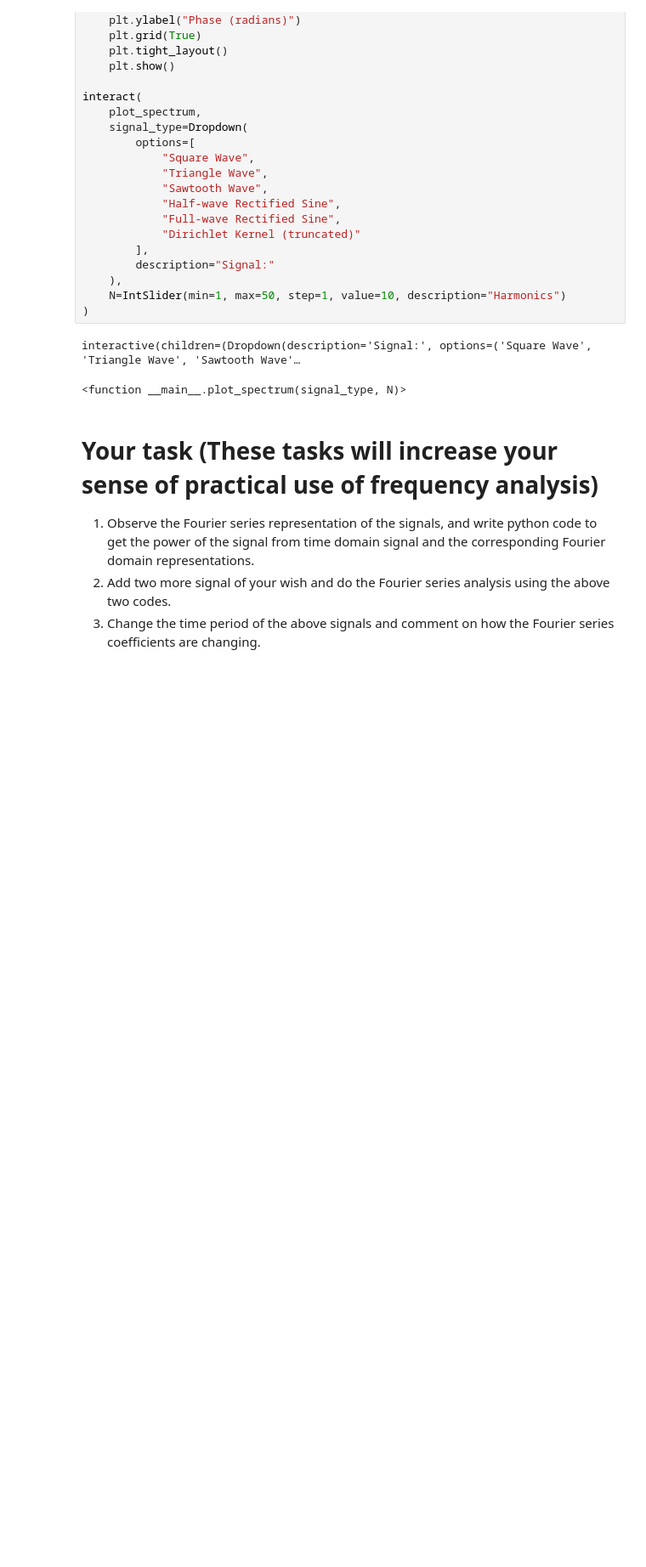
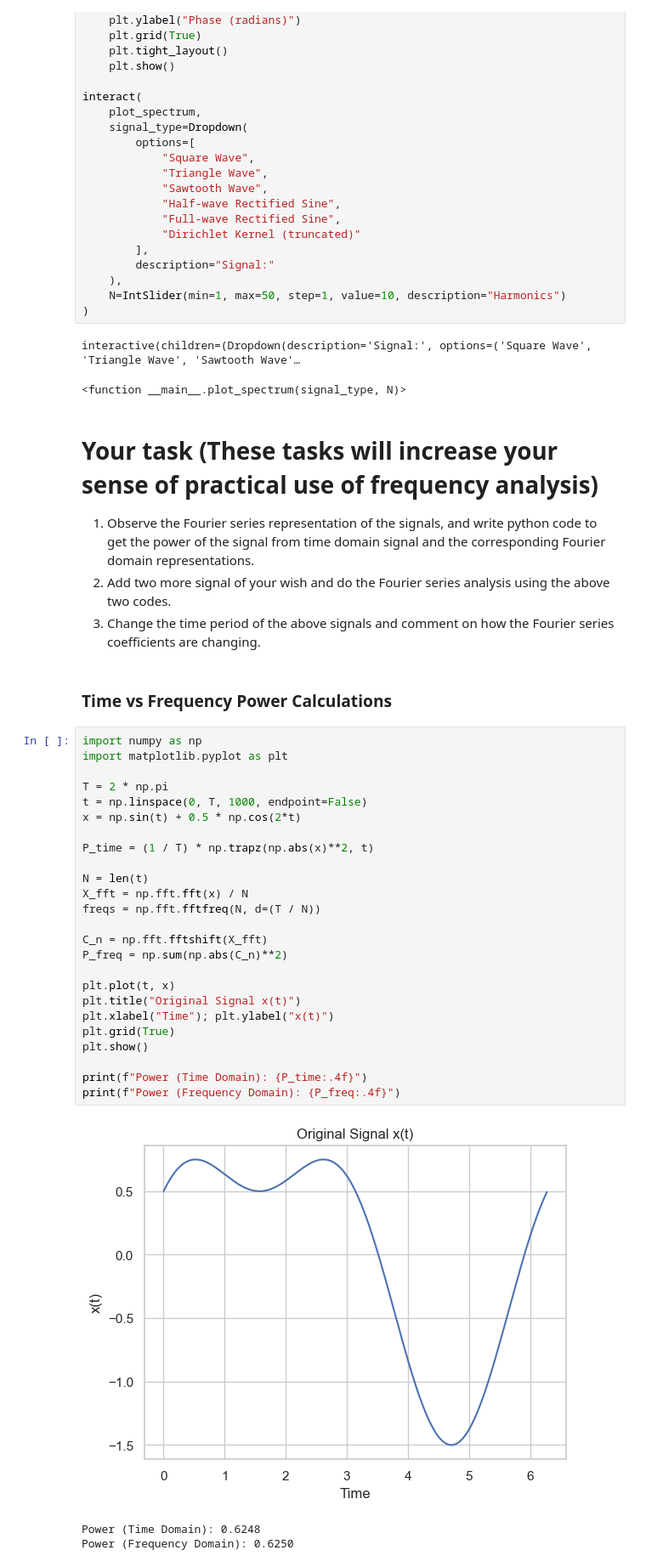
Before and after one commit to GOW1455/Freq_Mix_Demix, a Jupyter notebook: EE200_TSandhan_Tutorial_8.ipynb, the cells around one changed output. Shown at 85% size. Saved outputs shown, nothing was run; the diff lists cells and outputs as text; blank space fills up the shorter version.

```diff
--- a/EE200_TSandhan_Tutorial_8.ipynb
+++ b/EE200_TSandhan_Tutorial_8.ipynb
@@ -202,3 +204,34 @@ interactive(children=(Dropdown(description='Signal:', options=('Square Wave', 'T
 1.  Observe the Fourier series representation of the signals, and write python code to get the power of the signal from time domain signal and the corresponding Fourier domain representations.
 2. Add two more signal of your wish and do the Fourier series analysis using the above two codes.
 3. Change the time period of the above signals and comment on how the Fourier series coefficients are changing.
+# %% [markdown]
+### Time vs Frequency Power Calculations
+# %%
+import numpy as np
+import matplotlib.pyplot as plt
+
+T = 2 * np.pi
+t = np.linspace(0, T, 1000, endpoint=False)
+x = np.sin(t) + 0.5 * np.cos(2*t)
+
+P_time = (1 / T) * np.trapz(np.abs(x)**2, t)
+
+N = len(t)
+X_fft = np.fft.fft(x) / N
+freqs = np.fft.fftfreq(N, d=(T / N))
+
+C_n = np.fft.fftshift(X_fft)
+P_freq = np.sum(np.abs(C_n)**2)
+
+plt.plot(t, x)
+plt.title("Original Signal x(t)")
+plt.xlabel("Time"); plt.ylabel("x(t)")
+plt.grid(True)
+plt.show()
+
+print(f"Power (Time Domain): {P_time:.4f}")
+print(f"Power (Frequency Domain): {P_freq:.4f}")
+# %% [output]
+[figure, added]
+Power (Time Domain): 0.6248
+Power (Frequency Domain): 0.6250
```
Also changed, not shown: parts of 5 cells of this notebook, 1 other file.
